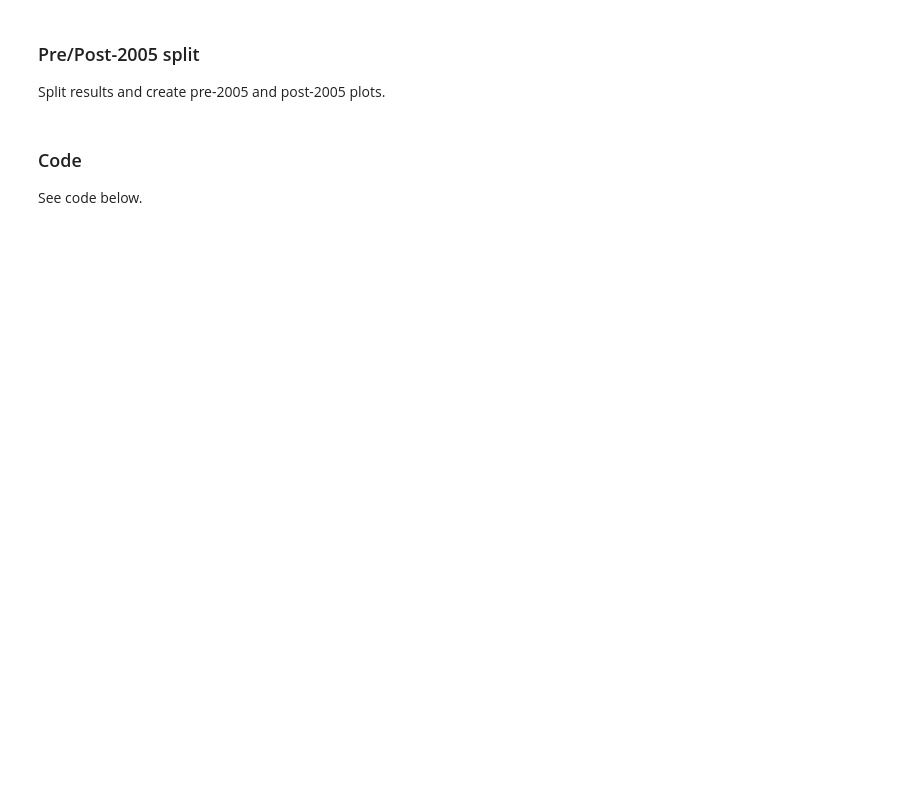
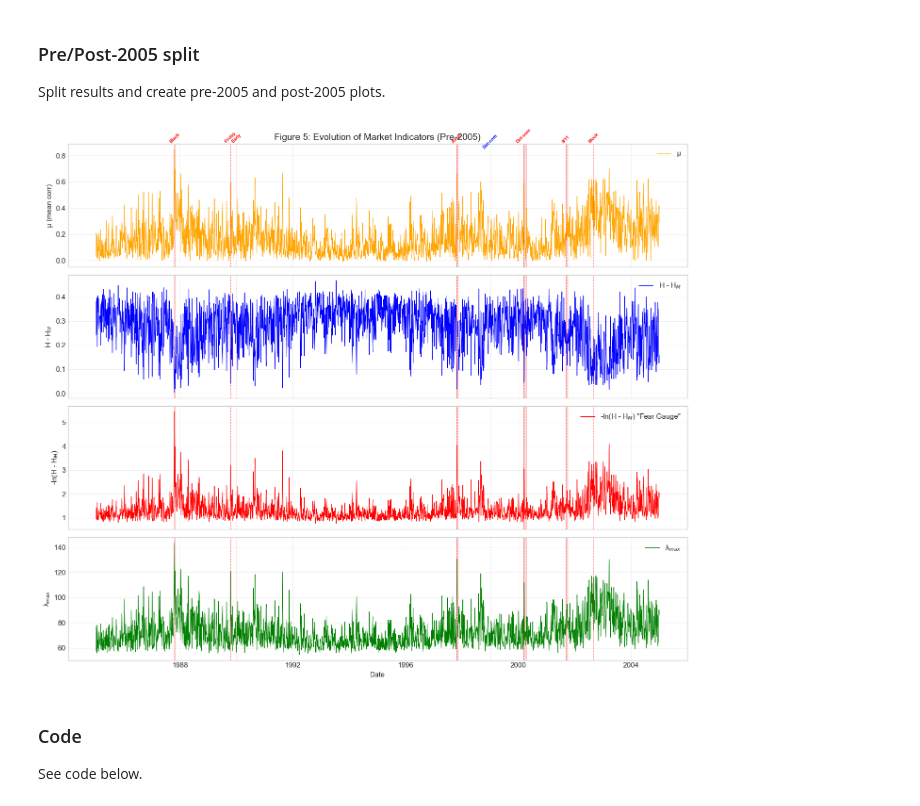
Before and after one commit to RevolvingOcelot/Team-8, a Jupyter notebook: Crash_Indicator_Done.ipynb, the cells around one changed output. Cells and saved outputs as stored; diff of their text form; code cells hidden in the pictures; blank space fills up the shorter version.

```diff
--- a/Crash_Indicator_Done.ipynb
+++ b/Crash_Indicator_Done.ipynb
@@ -395,39 +426,40 @@ def create_plots(results_data, events_dict, crisis_periods, title_suffix):
         crisis_added = False  # Reset for next panel
 
     # Add vertical lines for all crashes (red dashed lines)
     for start, end, name in events_dict['crashes']:
         try:
             crash_date = pd.Timestamp(start)
             for ax in axes:
                 ax.axvline(crash_date, color='red', linestyle='--', linewidth=0.8, alpha=0.5)
-            # Add label only to top panel for major crashes
-            if start in ['1987-10-19', '2000-03-10', '2008-09-15', '2020-02-20']:
-                short_name = name.split()[0] if len(name.split()) > 0 else name[:8]
-                axes[0].annotate(short_name, xy=(crash_date, axes[0].get_ylim()[1]),
-                                fontsize=7, ha='center', va='bottom', color='red',
-                                fontweight='bold', rotation=45)
+            # Add label for every crash (top panel)
+            short_name = (name.split()[0] if name.split() else name)[:12]
+            axes[0].annotate(short_name, xy=(crash_date, axes[0].get_ylim()[1]),
+                            fontsize=7, ha='center', va='bottom', color='red',
+                            fontweight='bold', rotation=45)
         except:
             pass
 
     # Add vertical lines for all bubbles (blue dashed lines)
     for start, end, name in events_dict['bubbles']:
         try:
             bubble_date = pd.Timestamp(start)
             for ax in axes:
                 ax.axvline(bubble_date, color='blue', linestyle=':', linewidth=0.8, alpha=0.5)
             # Add label only to top panel
             short_name = name.split()[0] if len(name.split()) > 0 else name[:8]
             axes[0].annotate(short_name, xy=(bubble_date, axes[0].get_ylim()[1] * 0.95),
                             fontsize=7, ha='center', va='bottom', color='blue',
                             fontweight='bold', rotation=45)
         except:
             pass
 
     plt.tight_layout()
     plt.show()
 
 # Create pre-2005 plot
 create_plots(results_pre2005, events_pre2005, crisis_periods_pre2005, '(Pre-2005)')
+# %% [output]
+[figure, added]
 # %% [markdown]
 ### Code
 
```
Also changed, not shown: parts of 17 cells of this notebook.
